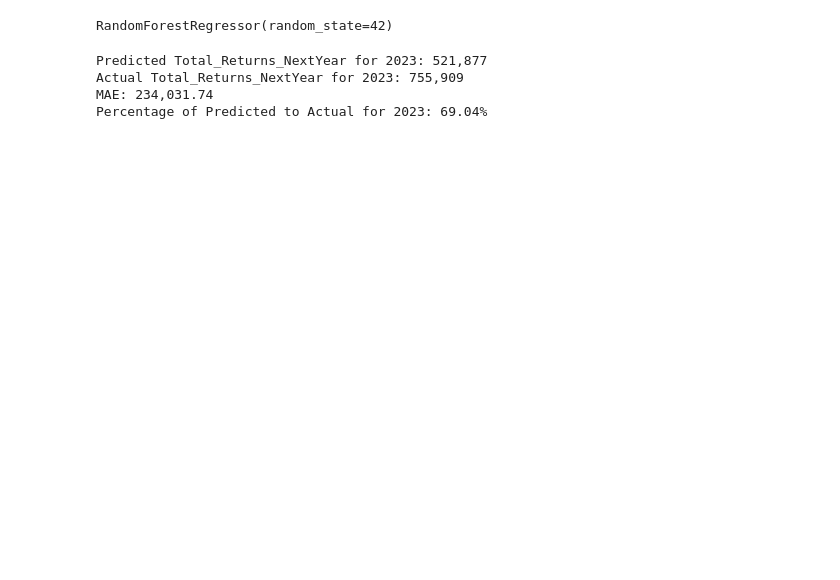
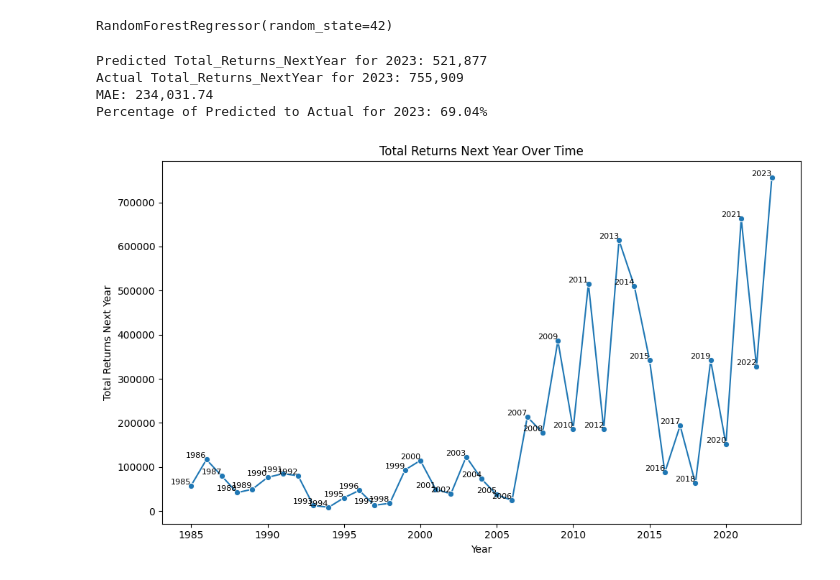
Before and after one commit to schmidj/PredictSalmonRuns, a Jupyter notebook: murilo_salmon/new_data_model01.ipynb, the cells around one changed output. Cells and saved outputs as stored; diff of their text form; code cells hidden in the pictures; blank space fills up the shorter version.

```diff
--- a/murilo_salmon/new_data_model01.ipynb
+++ b/murilo_salmon/new_data_model01.ipynb
@@ -556,3 +720,6 @@ train_df = dfbts_he[dfbts_he['Year'] < 2023]
 # %%
 target_col = 'Total_Returns_NextYear'
 feature_cols = [col for col in dfbts_he.columns if col not in ['River', target_col]]
+# %%
+for i in feature_cols:
+    print(i)
@@ -584,3 +772,28 @@ Predicted Total_Returns_NextYear for 2023: 521,877
 Actual Total_Returns_NextYear for 2023: 755,909
 MAE: 234,031.74
 Percentage of Predicted to Actual for 2023: 69.04%
+# %%
+import matplotlib.pyplot as plt
+import seaborn as sns
+
+plt.figure(figsize=(10, 6))
+sns.lineplot(x='Year', y='Total_Returns_NextYear', data=dfbts_he, marker='o')
+
+# Add year labels to each point
+for i in range(len(dfbts_he)):
+    plt.text(
+        x=dfbts_he['Year'].iloc[i],
+        y=dfbts_he['Total_Returns_NextYear'].iloc[i],
+        s=str(dfbts_he['Year'].iloc[i]),
+        fontsize=8,
+        ha='right',
+        va='bottom'
+    )
+
+plt.title("Total Returns Next Year Over Time")
+plt.xlabel("Year")
+plt.ylabel("Total Returns Next Year")
+plt.tight_layout()
+plt.show()
+# %% [output]
+[figure, added]
```
Also changed, not shown: parts of 160 cells of this notebook.
